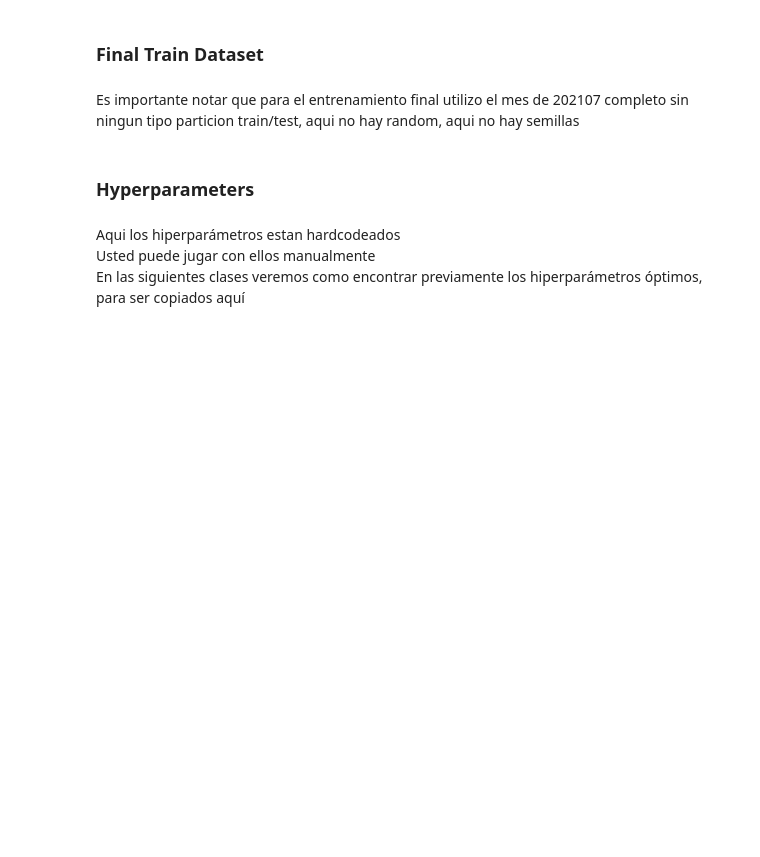
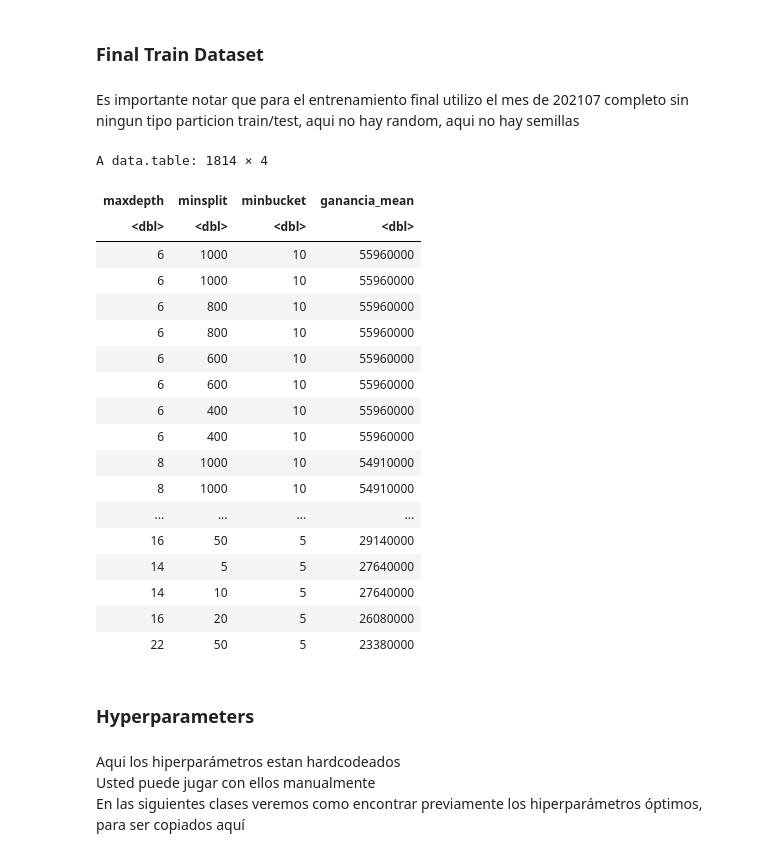
Before and after one commit to DelfiPons/labo2025v, a Jupyter notebook: src/rpart/102_FinalTrain_parametros.ipynb, the cells around one changed output. Drawn from its saved outputs; the diff is of its cells as text; code cells hidden in the pictures; blank space fills up the shorter version.

```diff
--- a/src/rpart/102_FinalTrain_parametros.ipynb
+++ b/src/rpart/102_FinalTrain_parametros.ipynb
@@ -125,8 +125,30 @@ setwd( paste0("/content/buckets/b1/exp/", experimento ))
 Es importante notar que para el entrenamiento final utilizo el mes de 202107 completo sin ningun tipo particion  train/test, aqui no hay random, aqui no hay semillas
 # %%
 # lectura del dataset
-dataset <- fread("/content/datasets/dataset_pequeno.csv")
-dtrain_final <- dataset[foto_mes == 202107] # defino donde voy a entrenar
+dtrain_final <- fread("/content/datasets/Param_arboles.csv")
+#dtrain_final <- dataset[foto_mes == 202107] # defino donde voy a entrenar
+dtrain_final <- subset(dtrain_final, select = -cp)
+dtrain_final
+# %% [output]
+A data.table: 1814 × 4
+| maxdepth | minsplit | minbucket | ganancia_mean |
+| <dbl> | <dbl> | <dbl> | <dbl> |
+| 6 | 1000 | 10 | 55960000 |
+| 6 | 1000 | 10 | 55960000 |
+| 6 | 800 | 10 | 55960000 |
+| 6 | 800 | 10 | 55960000 |
+| 6 | 600 | 10 | 55960000 |
+| 6 | 600 | 10 | 55960000 |
+| 6 | 400 | 10 | 55960000 |
+| 6 | 400 | 10 | 55960000 |
+| 8 | 1000 | 10 | 54910000 |
+| 8 | 1000 | 10 | 54910000 |
+| ... | ... | ... | ... |
+| 16 | 50 | 5 | 29140000 |
+| 14 | 5 | 5 | 27640000 |
+| 14 | 10 | 5 | 27640000 |
+| 16 | 20 | 5 | 26080000 |
+| 22 | 50 | 5 | 23380000 |
 # %% [markdown]
 ### Hyperparameters
 # %% [markdown]
```
Also changed, not shown: parts of 16 cells of this notebook.
